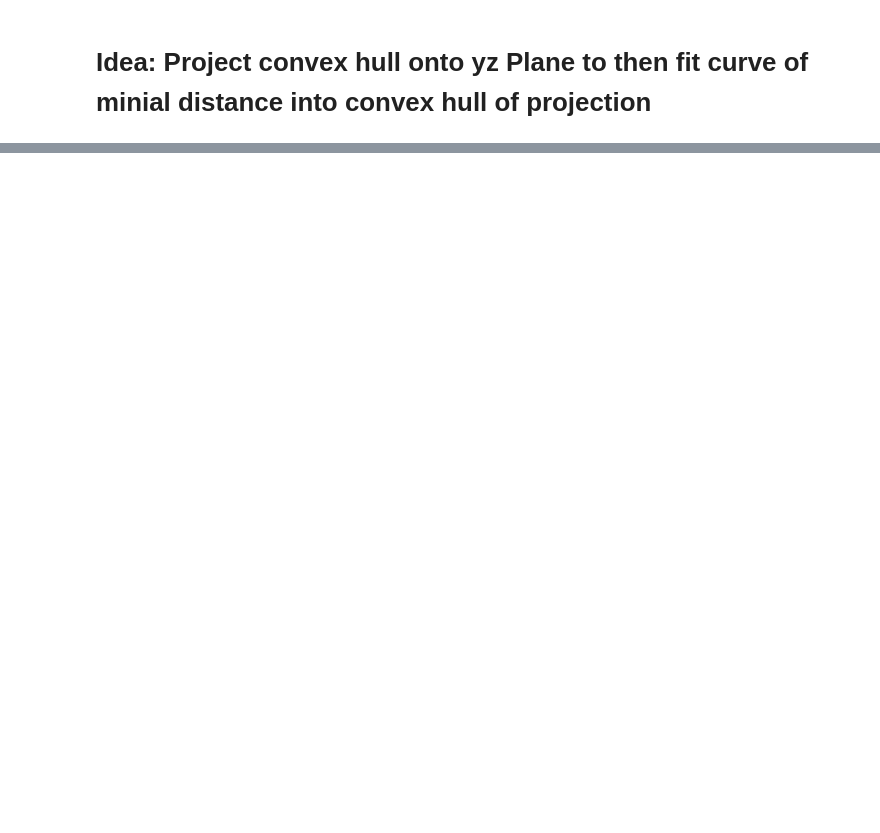
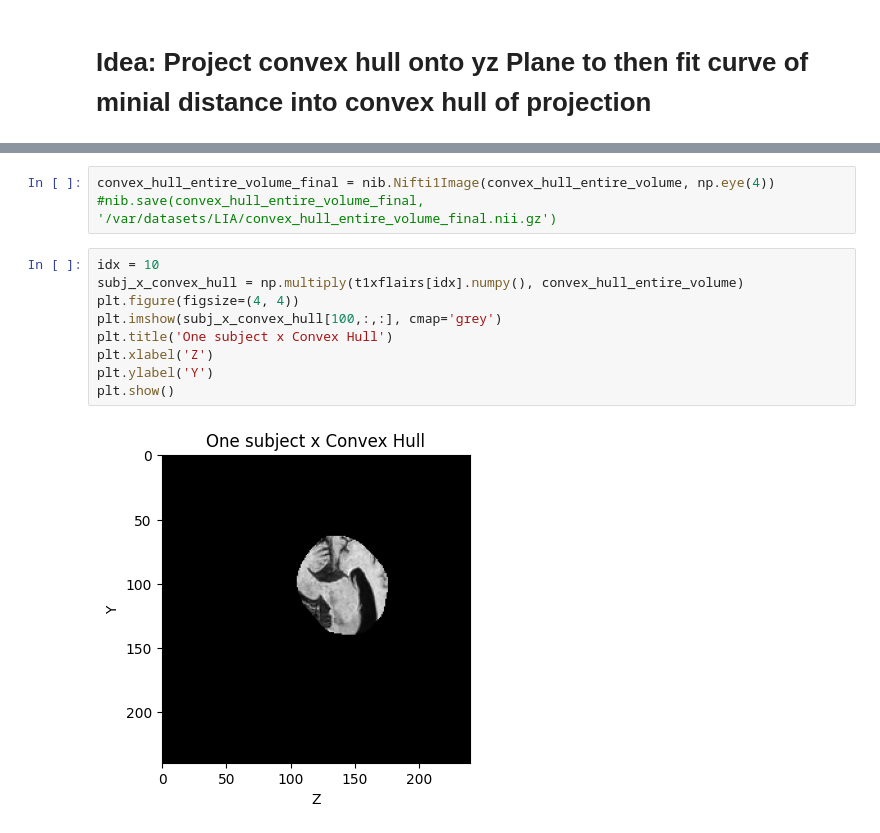
Before and after one commit to laierkasten23/PSU_Mamba, a Jupyter notebook: Code_scan_path/generate_scan_path.ipynb, the cells around one changed output, grey strips where cells are left out. Drawn from its saved outputs; the diff is of its cells as text; blank space fills up the shorter version.

```diff
--- a/Code_scan_path/generate_scan_path.ipynb
+++ b/Code_scan_path/generate_scan_path.ipynb
@@ -429,0 +588,14 @@ print(skeleton_volume)
+# %%
+convex_hull_entire_volume_final = nib.Nifti1Image(convex_hull_entire_volume, np.eye(4))
+#nib.save(convex_hull_entire_volume_final, '/var/datasets/LIA/convex_hull_entire_volume_final.nii.gz')
+# %%
+idx = 10
+subj_x_convex_hull = np.multiply(t1xflairs[idx].numpy(), convex_hull_entire_volume)
+plt.figure(figsize=(4, 4))
+plt.imshow(subj_x_convex_hull[100,:,:], cmap='grey')
+plt.title('One subject x Convex Hull')
+plt.xlabel('Z')
+plt.ylabel('Y')
+plt.show()
+# %% [output]
+[figure, added]
```
Also changed, not shown: parts of 21 cells of this notebook, 23 other files.
